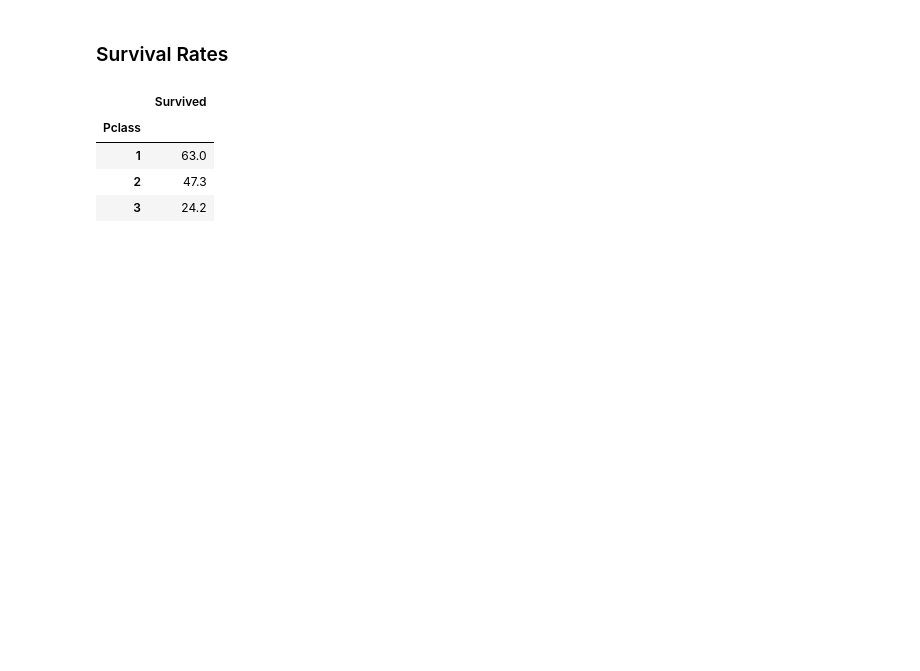
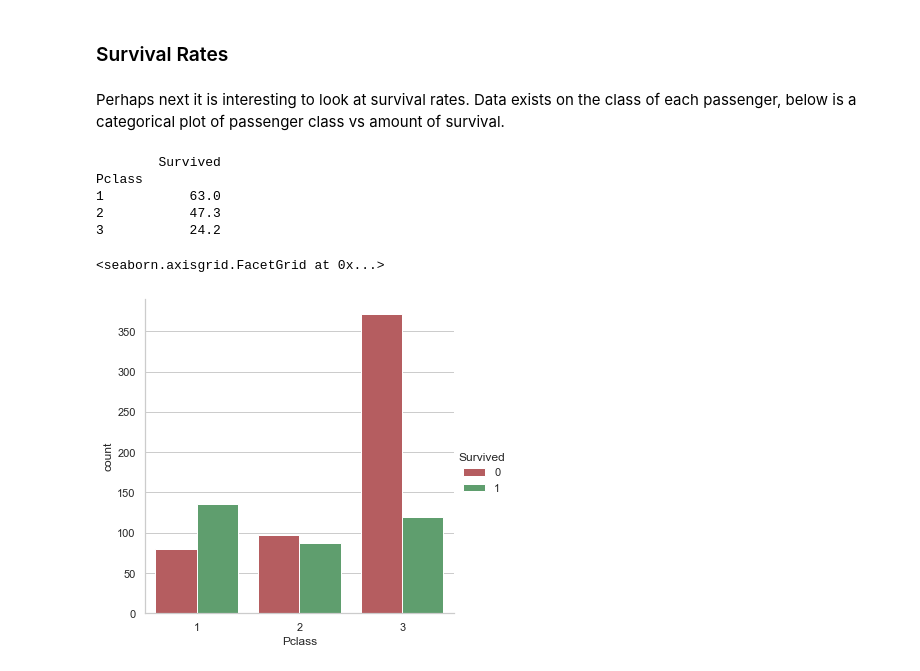
Before and after one commit to ConanMercer/Titanic, a Jupyter notebook: Titanic.ipynb, the cells around one changed output. Cells and saved outputs as stored; diff of their text form; code cells hidden in the pictures; blank space fills up the shorter version.

Commit message:
- Add, section on survial rate

```diff
--- a/Titanic.ipynb
+++ b/Titanic.ipynb
@@ -144,12 +144,17 @@ dtypes: int32(2), int64(5), object(5)
 memory usage: 76.7+ KB
 # %% [markdown]
 ### Survival Rates
+# %% [markdown]
+Perhaps next it is interesting to look at survival rates. Data exists on the class of each passenger, below is a categorical plot of passenger class vs amount of survival.
 # %%
-round(train[['Pclass','Survived']].groupby(['Pclass']).mean()*100,1)
+print(round(train[['Pclass','Survived']].groupby(['Pclass']).mean()*100,1))
+sns.catplot(x='Pclass', kind='count', hue='Survived', data=train, palette={0: "r", 1: "g"})
 # %% [output]
-|  | Survived |
-| Pclass |  |
-| 1 | 63.0 |
-| 2 | 47.3 |
-| 3 | 24.2 |
+        Survived
+Pclass
+1           63.0
+2           47.3
+3           24.2
+<seaborn.axisgrid.FacetGrid at 0x...>
+[figure, added]
 # %%
```
Also changed, not shown: parts of 2 cells of this notebook.
